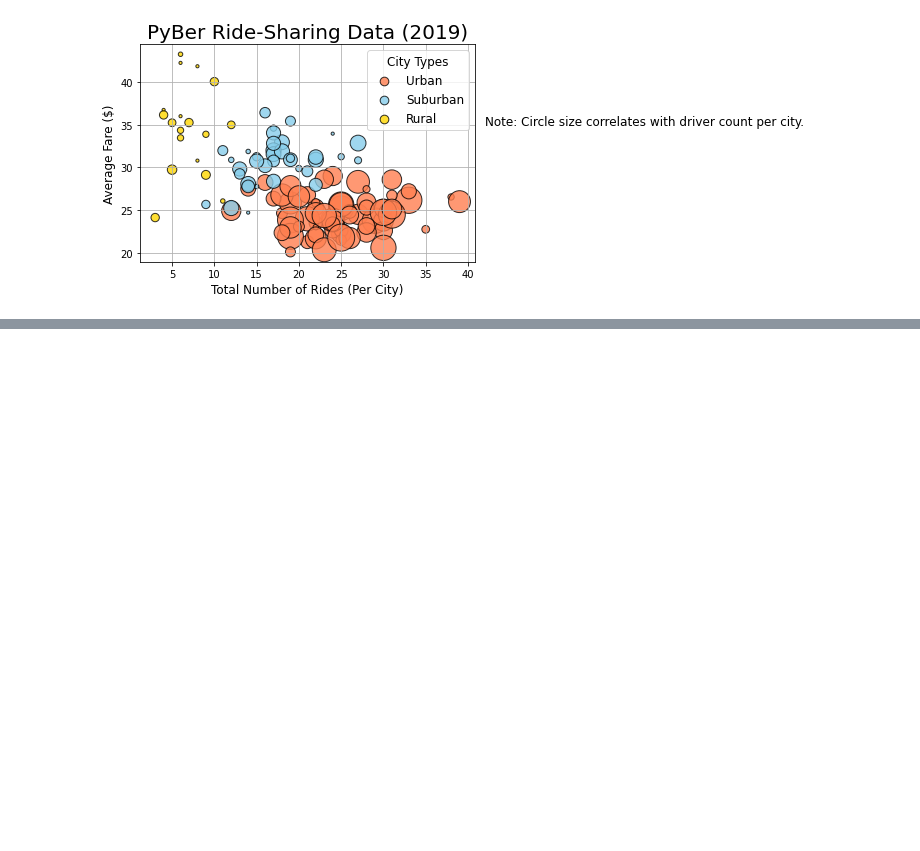
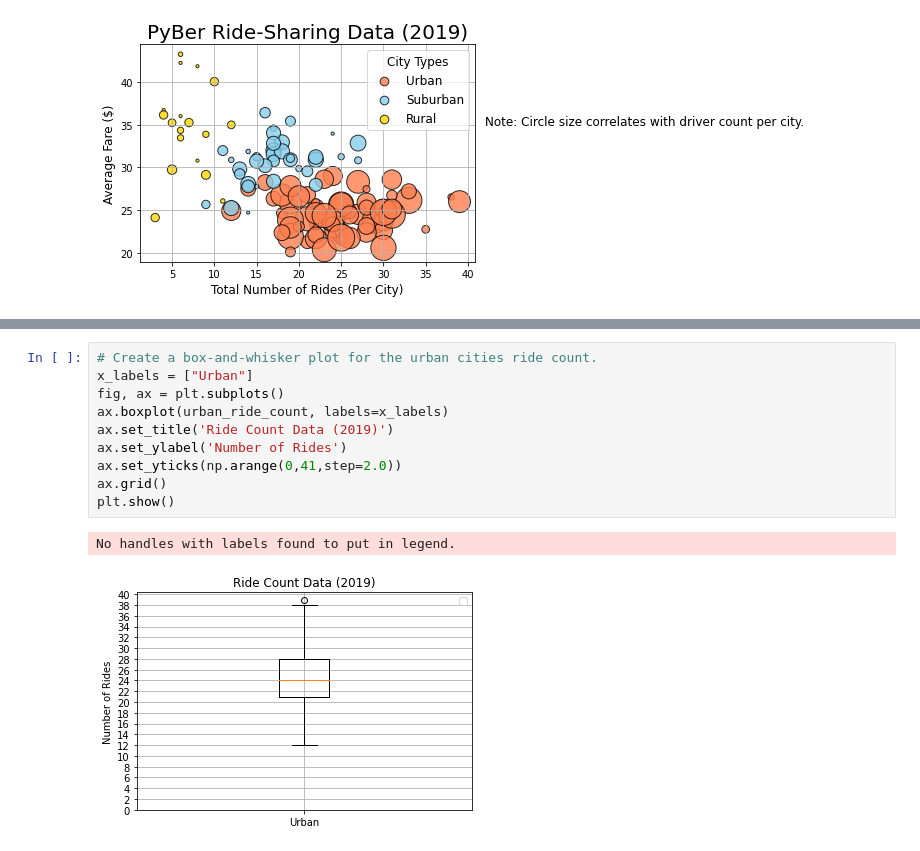
Before and after one commit to anupoonja/PyBer_Analysis, a Jupyter notebook: PyBer.ipynb, the cells around one changed output, grey strips where cells are left out. Saved outputs shown, nothing was run; the diff lists cells and outputs as text; blank space fills up the shorter version.

Commit message:
Commit the PyBer Box-plot analysis

```diff
--- a/PyBer.ipynb
+++ b/PyBer.ipynb
@@ -315,0 +571,13 @@ plt.show()
+# %%
+# Create a box-and-whisker plot for the urban cities ride count.
+x_labels = ["Urban"]
+fig, ax = plt.subplots()
+ax.boxplot(urban_ride_count, labels=x_labels)
+ax.set_title('Ride Count Data (2019)')
+ax.set_ylabel('Number of Rides')
+ax.set_yticks(np.arange(0,41,step=2.0))
+ax.grid()
+plt.show()
+# %% [output]
+No handles with labels found to put in legend.
+[figure, added]
```
Also changed, not shown: parts of 33 cells of this notebook, 3 other files.
